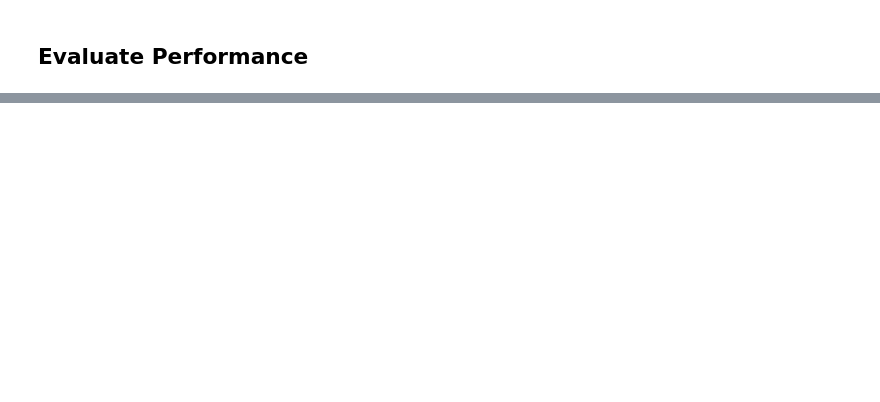
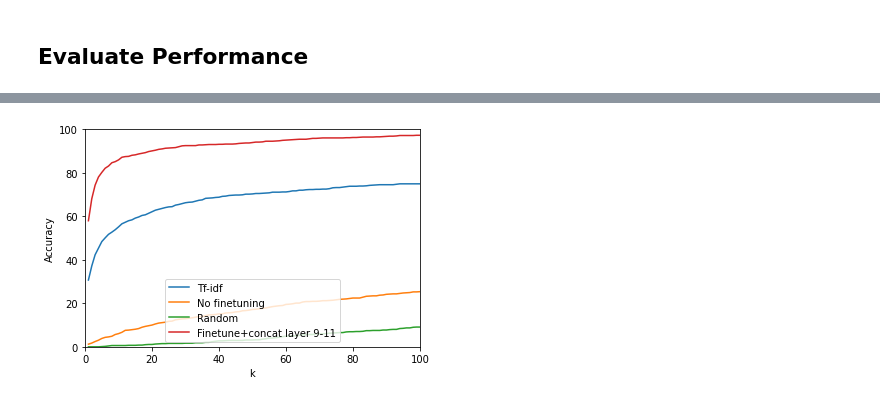
Before and after one commit to idariis/Deep-Learning-Project-E20, a Jupyter notebook: Presentation of Main Results.ipynb, the cells around one changed output, grey strips where cells are left out. Cells and saved outputs as stored; diff of their text form; code cells hidden in the pictures; blank space fills up the shorter version.

```diff
--- a/Presentation of Main Results.ipynb
+++ b/Presentation of Main Results.ipynb
@@ -110,0 +658,21 @@ def append_Q_token(example):
+# %%
+n_evaluation = 1024
+k_list = [i+1 for i in range(100)]
+
+validation_data = validation_processed.select(range(n_evaluation))
+
+#%% Define inputs
+questions_BERT = validation_data['question']
+question_ids = validation_data['question_id']
+paragraphs_BERT = validation_data['paragraph']
+#%%
+questions = [entry[0] + ' ' + entry[1] for entry in questions_BERT]
+paragraphs = [entry[0] + ' ' + entry[1] for entry in paragraphs_BERT]
+# %%
+sim_tfidf = get_tfidf_similarity(questions, paragraphs)
+# %%
+# Default base model (no finetuning)
+sim_BERT = get_BERT_similarity(validation_data, concatenate_9thTo11thLayer = True)
+
+# Fine-tuned model
+sim_BERT_finetuned = get_BERT_similarity(validation_data, finetuned = True, model_name = 'presentation_notebook_model', concatenate_9thTo11thLayer = True)
@@ -110,0 +689,20 @@ def append_Q_token(example):
+# %%
+#%% Get accuracies for a range of ks
+acc_tfidf = get_accuracy_vector(k_list, sim_tfidf, question_ids, question_ids)
+acc_bert = get_accuracy_vector(k_list, sim_BERT, question_ids, question_ids)
+acc_bert_finedtuned = get_accuracy_vector(k_list, sim_BERT_finetuned, question_ids, question_ids)
+acc_random = get_random_accuracy(k_list, n_evaluation)
+# %%
+fig = plt.figure()
+plt.plot(k_list, acc_tfidf, label = 'Tf-idf')
+plt.plot(k_list, acc_bert, label = 'No finetuning')
+plt.plot(k_list, acc_random, label = 'Random')
+plt.plot(k_list, acc_bert_finedtuned, label = 'Finetune+concat layer 9-11')
+plt.ylim((0,100))
+plt.xlim((0,100))
+plt.legend(loc = 'lower center')
+plt.xlabel('k')
+plt.ylabel('Accuracy')
+plt.show()
+# %% [output]
+[figure, added]
```
Also changed, not shown: parts of 24 cells of this notebook.
